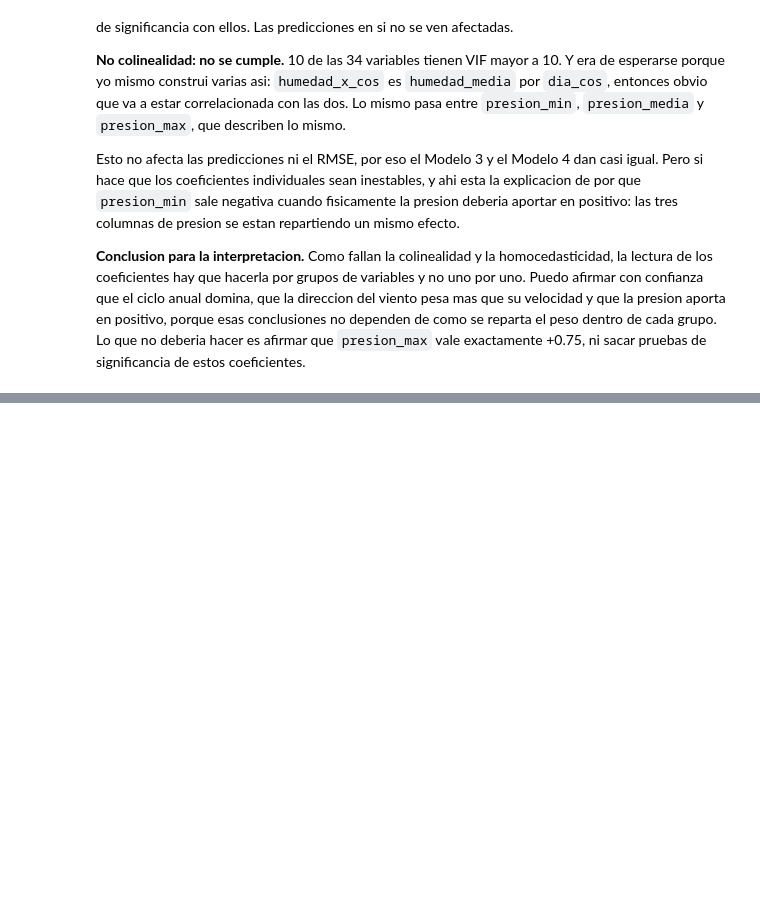
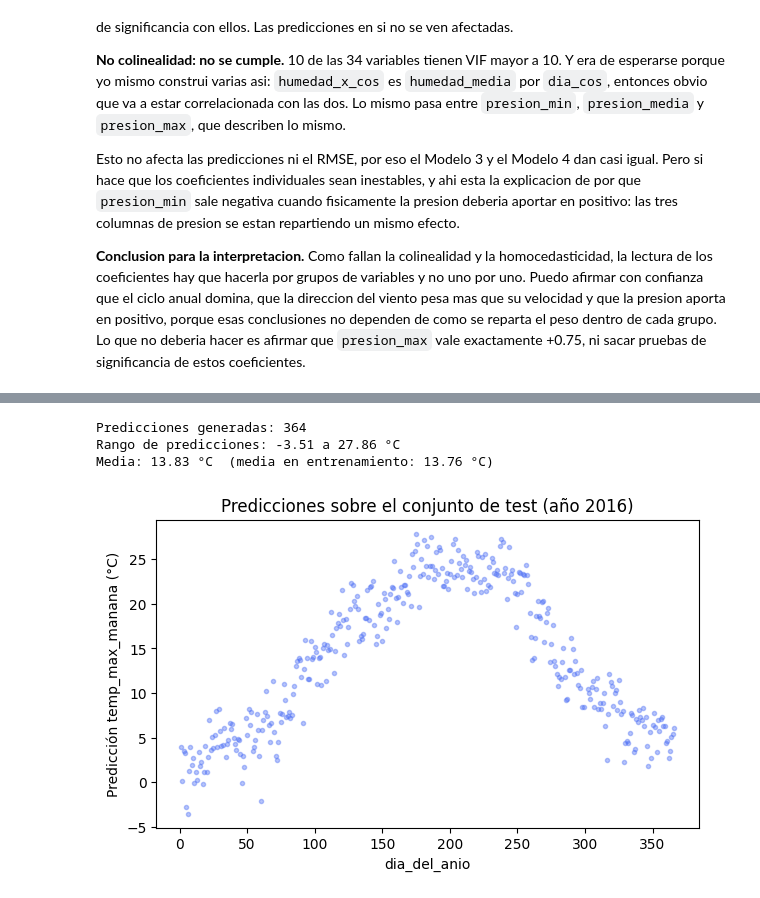
Before and after one commit to JuanSe8190/Laboratorio1-Aprendizaje-de-m-quina, a Jupyter notebook: ActividadesLab1.ipynb, the cells around one changed output, grey strips where cells are left out. Drawn from its saved outputs; the diff is of its cells as text; code cells hidden in the pictures; blank space fills up the shorter version.

Commit message:
Uso del modelo

```diff
--- a/ActividadesLab1.ipynb
+++ b/ActividadesLab1.ipynb
@@ -1302,0 +1305,15 @@ pruebas de significancia de estos coeficientes.
+# %%
+# Reentrenamos el pipeline ganador (Modelo 4) usando todos los datos etiquetados
+pipeline_final = armar_pipeline(features_todas, categorical_features, con_limpieza=True)
+
+Xt_full = pipeline_final.fit_transform(X, y)
+
+feature_names_final = [n.replace("num__", "").replace("cat__", "")
+                        for n in pipeline_final.named_steps["preprocesamiento"].get_feature_names_out()]
+
+Xt_full_df = pd.DataFrame(Xt_full, columns=feature_names_final, index=X.index)
+
+modelo_final = LinearRegression()
+modelo_final.fit(Xt_full_df, y)
+
+print("Modelo final entrenado con", Xt_full_df.shape[0], "observaciones y", Xt_full_df.shape[1], "variables")
@@ -1302,0 +1342,25 @@ pruebas de significancia de estos coeficientes.
+# %%
+# Transformamos el archivo de test con el mismo pipeline ya ajustado
+Xt_test_final = pipeline_final.transform(test)
+Xt_test_final_df = pd.DataFrame(Xt_test_final, columns=feature_names_final, index=test.index)
+
+predicciones = modelo_final.predict(Xt_test_final_df)
+
+print("Predicciones generadas:", len(predicciones))
+print("Rango de predicciones:", round(predicciones.min(), 2), "a", round(predicciones.max(), 2), "°C")
+print("Media:", round(predicciones.mean(), 2), "°C  (media en entrenamiento:", round(y.mean(), 2), "°C)")
+# %% [output]
+Predicciones generadas: 364
+Rango de predicciones: -3.51 a 27.86 °C
+Media: 13.83 °C  (media en entrenamiento: 13.76 °C)
+# %%
+# Sanity check visual: las predicciones deberían seguir el mismo patrón estacional (recomendado por cloud)
+# que vimos en los datos de entrenamiento
+plt.figure(figsize=(7,4))
+plt.plot(test['dia_del_anio'], predicciones, '.', alpha=0.4, color='#4C6EF5')
+plt.xlabel('dia_del_anio')
+plt.ylabel('Predicción temp_max_manana (°C)')
+plt.title('Predicciones sobre el conjunto de test (año 2016)')
+plt.show()
+# %% [output]
+[figure, added]
```
Also changed, not shown: parts of 7 cells of this notebook, 1 other file.
